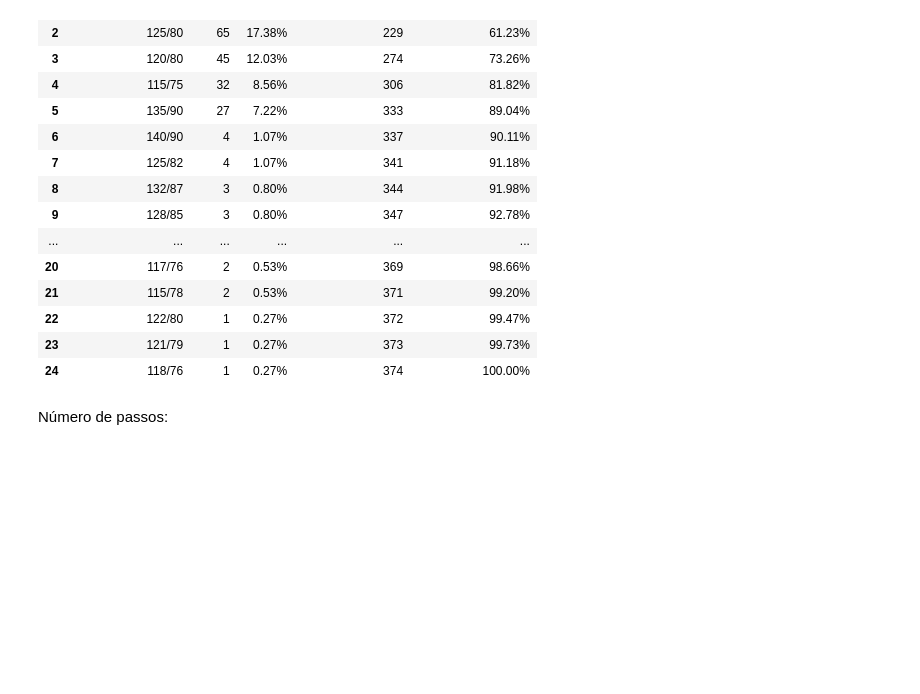
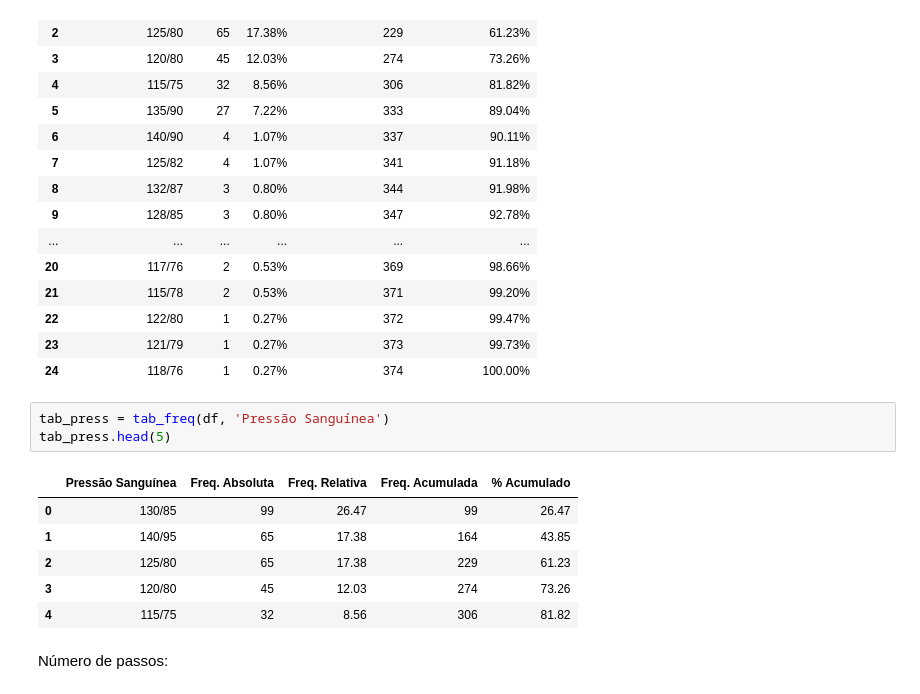
Before and after one commit to arqmarcel/saude_funcionarios, a Jupyter notebook: notebooks/analise_sono.ipynb, the cells around one changed output. Drawn from its saved outputs; the diff is of its cells as text; blank space fills up the shorter version.

```diff
--- a/notebooks/analise_sono.ipynb
+++ b/notebooks/analise_sono.ipynb
@@ -239,6 +296,16 @@ tab_freq_pres_stb
 | 22 | 122/80 | 1 | 0.27% | 372 | 99.47% |
 | 23 | 121/79 | 1 | 0.27% | 373 | 99.73% |
 | 24 | 118/76 | 1 | 0.27% | 374 | 100.00% |
+# %%
+tab_press = tab_freq(df, 'Pressão Sanguínea')
+tab_press.head(5)
+# %% [output]
+|  | Pressão Sanguínea | Freq. Absoluta | Freq. Relativa | Freq. Acumulada | % Acumulado |
+| 0 | 130/85 | 99 | 26.47 | 99 | 26.47 |
+| 1 | 140/95 | 65 | 17.38 | 164 | 43.85 |
+| 2 | 125/80 | 65 | 17.38 | 229 | 61.23 |
+| 3 | 120/80 | 45 | 12.03 | 274 | 73.26 |
+| 4 | 115/75 | 32 | 8.56 | 306 | 81.82 |
 # %% [markdown]
 Número de passos:
 # %%
```
Also changed, not shown: parts of 6 cells of this notebook, 1 other file.
